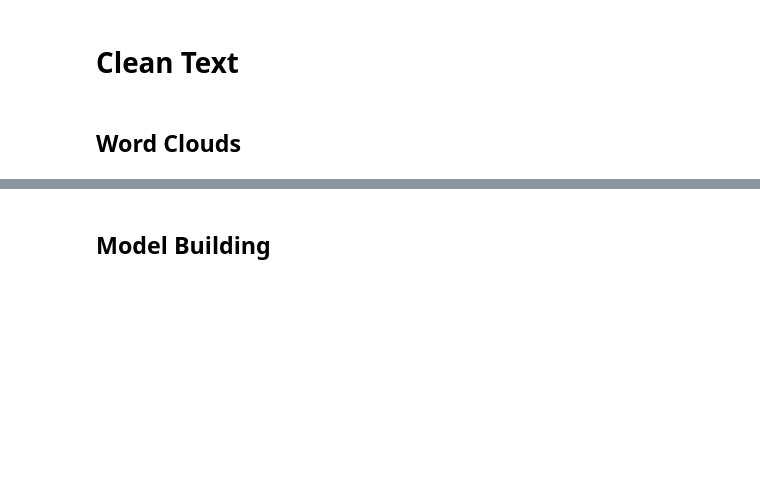
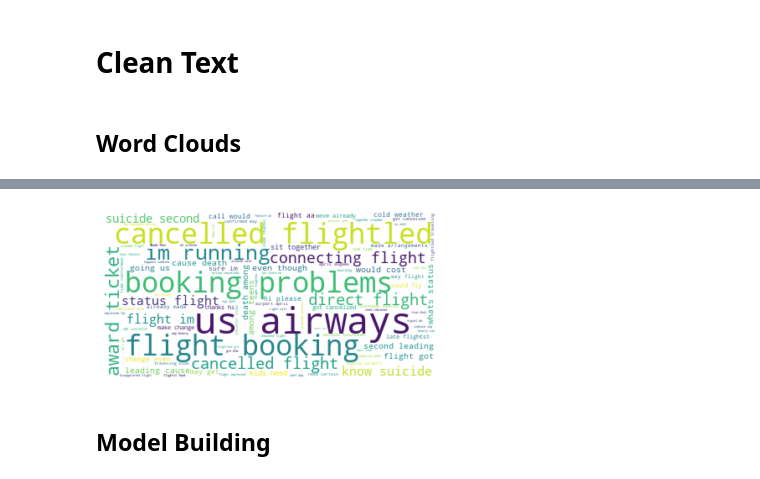
Before and after one commit to willjdew/Springboard, a Jupyter notebook: capstones/capstone_2-twitter_sentiment/notebooks/Twitter_US_Airline_ Sentiment.ipynb, the cells around one changed output, grey strips where cells are left out. Cells and saved outputs as stored; diff of their text form; code cells hidden in the pictures; blank space fills up the shorter version.

```diff
--- a/capstones/capstone_2-twitter_sentiment/notebooks/Twitter_US_Airline_ Sentiment.ipynb
+++ b/capstones/capstone_2-twitter_sentiment/notebooks/Twitter_US_Airline_ Sentiment.ipynb
@@ -336,3 +325,7 @@ plt.show()
+# %%
+wordcloud_graph('neutral')
+# %% [output]
+[figure, added]
 # %% [markdown]
 ## Model Building
 # %% [markdown]
```
Also changed, not shown: parts of 30 cells of this notebook.
